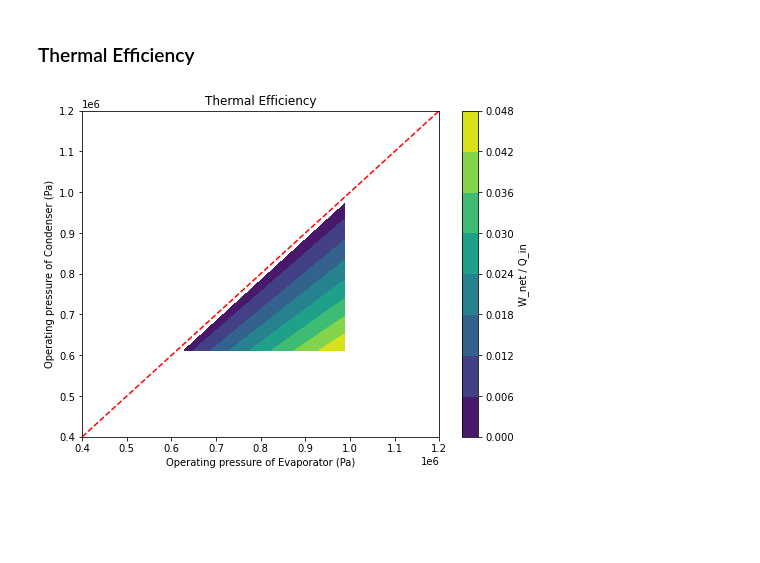
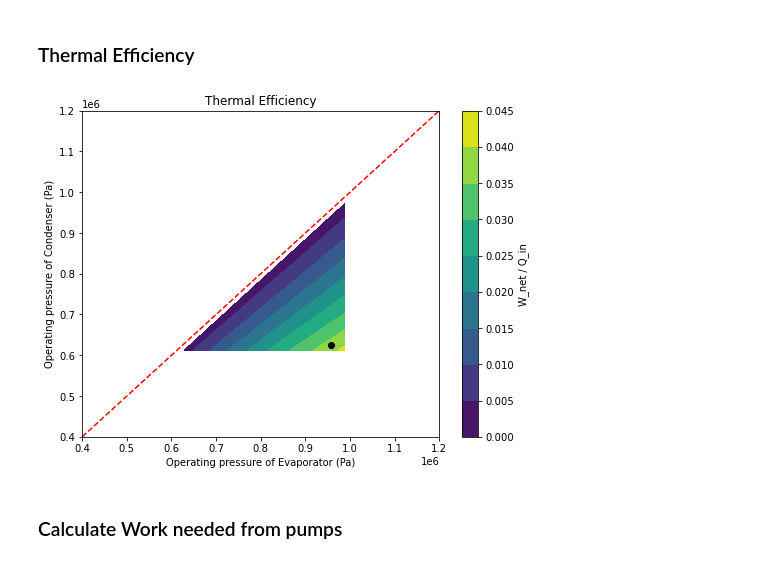
Before and after one commit to jzerez/OTEC_Modeling, a Jupyter notebook: JZ's Playground 2.ipynb, the cells around one changed output. Drawn from its saved outputs; the diff is of its cells as text; code cells hidden in the pictures; blank space fills up the shorter version.

```diff
--- a/JZ's Playground 2.ipynb
+++ b/JZ's Playground 2.ipynb
@@ -201,17 +201,22 @@ fig.colorbar(cf_ratio, ax=ax2, label='W_net (W)')
 # %%
 h1_grid = state1.h.reshape(num_p1, num_p2)
 h4_grid = state4.h.reshape(num_p1, num_p2)
 
 Q_in = -(h1_grid - h4_grid) * m_dot_grid
 Q_in[invalid] = None
 
+
 fig = plt.figure()
-plt.contourf(p1_mesh, p2_mesh, W_net/Q_in)
+plt.contourf(p1_mesh, p2_mesh, (W_net + 17e3)/Q_in)
 plt.plot([min(p1s), max(p2s)], [min(p1s), max(p2s)], 'r--')
 plt.title('Thermal Efficiency')
 plt.xlabel('Operating pressure of Evaporator (Pa)')
 plt.ylabel('Operating pressure of Condenser (Pa)')
+
 plt.colorbar(label='W_net / Q_in')
+plt.scatter(9.57e5, 6.25e5, color='k')
 fig.set_size_inches(8, 6)
 # %% [output]
-[figure, old version]
+[figure, new version]
+# %% [markdown]
+### Calculate Work needed from pumps
```
Also changed, not shown: parts of 3 cells of this notebook.
